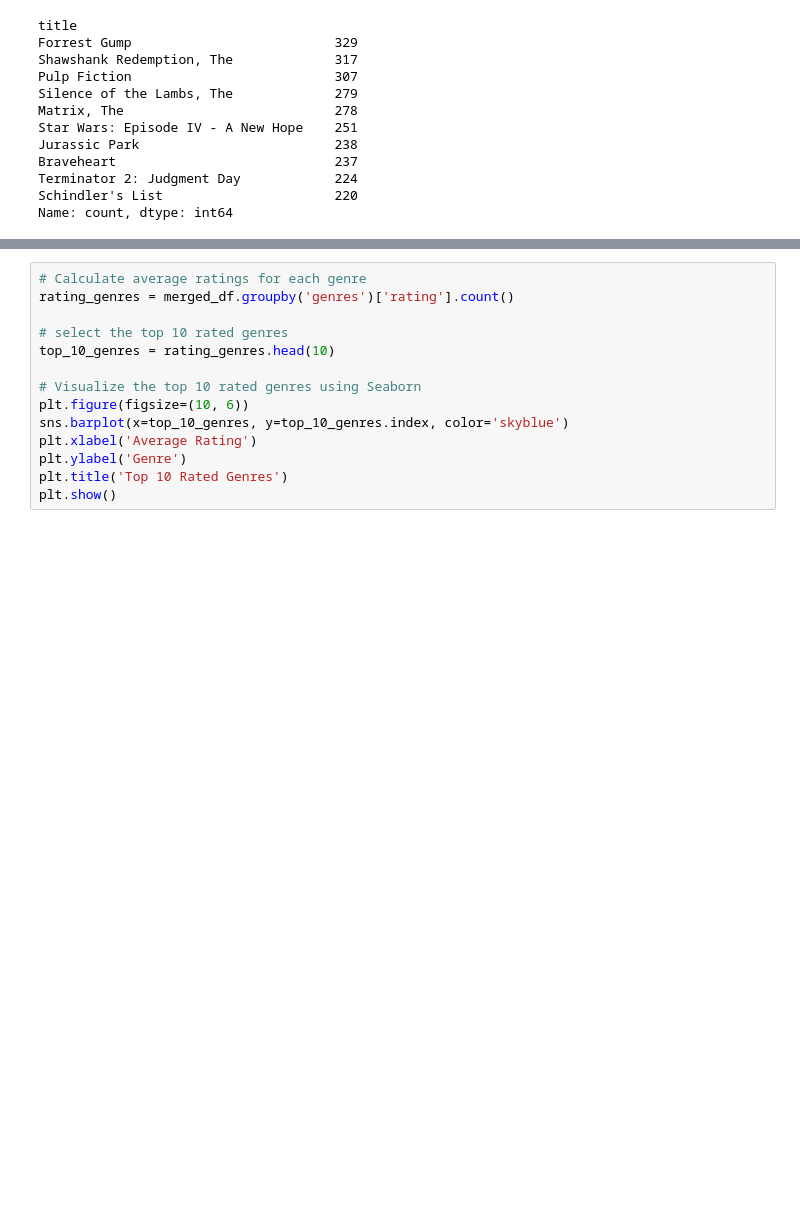
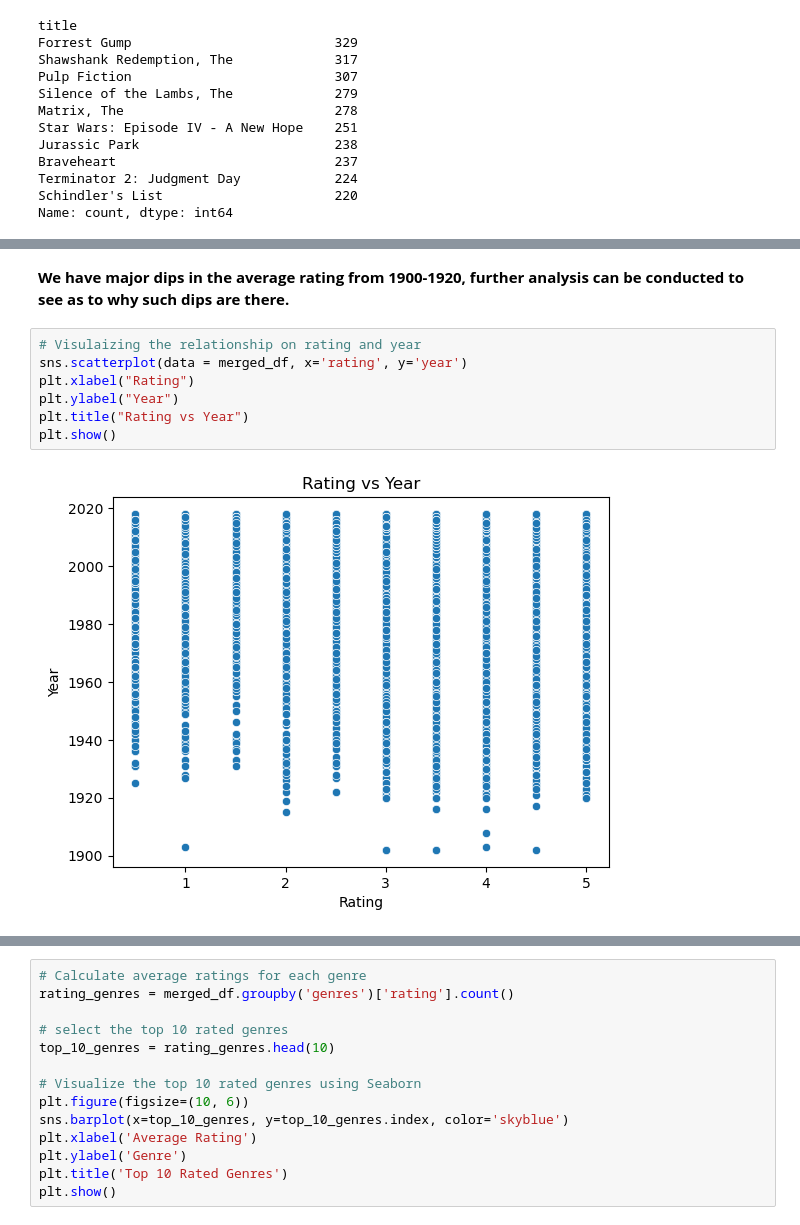
Before and after one commit to wanjikuciku/Movielens-Recommendation-System, a Jupyter notebook: recommender_system.ipynb, the cells around one changed output, grey strips where cells are left out. Saved outputs shown, nothing was run; the diff lists cells and outputs as text; blank space fills up the shorter version.

```diff
--- a/recommender_system.ipynb
+++ b/recommender_system.ipynb
@@ -317,0 +367,11 @@ plt.show()
+# %% [markdown]
+**We have major dips in the average rating from 1900-1920, further analysis can be conducted to see as to why such dips are there.**
+# %%
+# Visulaizing the relationship on rating and year
+sns.scatterplot(data = merged_df, x='rating', y='year')
+plt.xlabel("Rating")
+plt.ylabel("Year")
+plt.title("Rating vs Year")
+plt.show()
+# %% [output]
+[figure, added]
```
Also changed, not shown: parts of 44 cells of this notebook.
